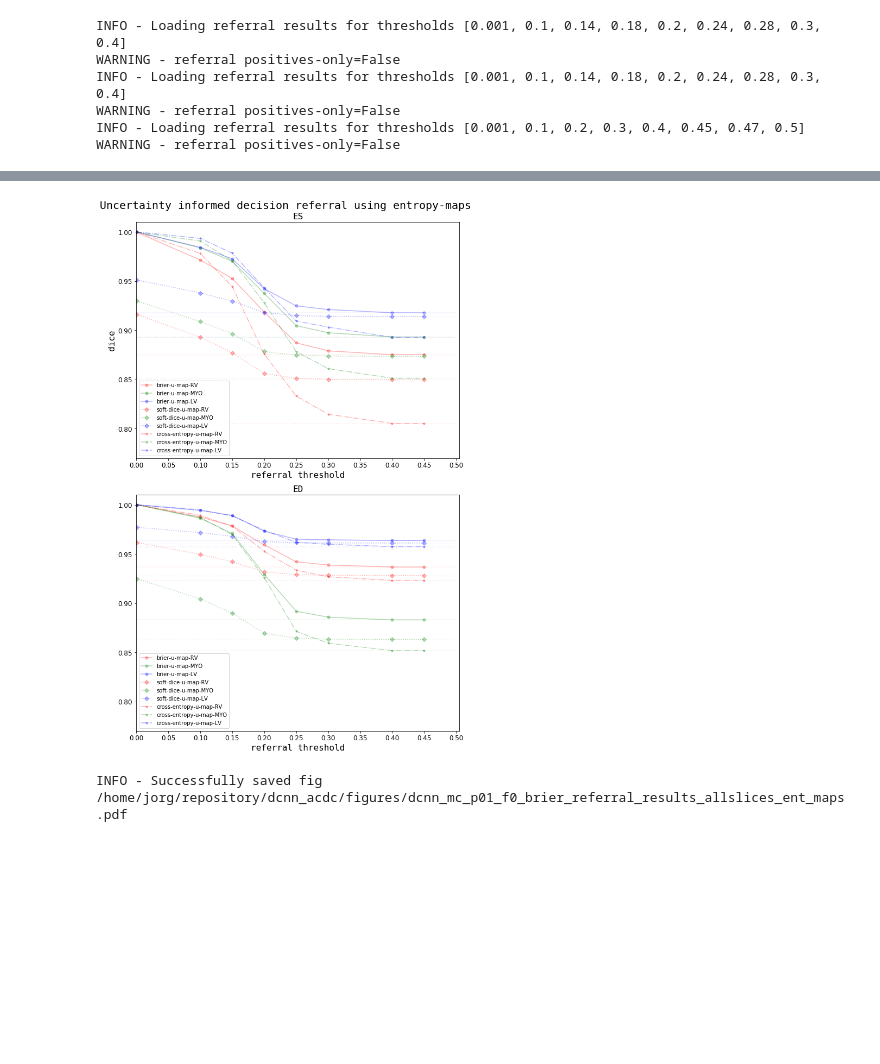
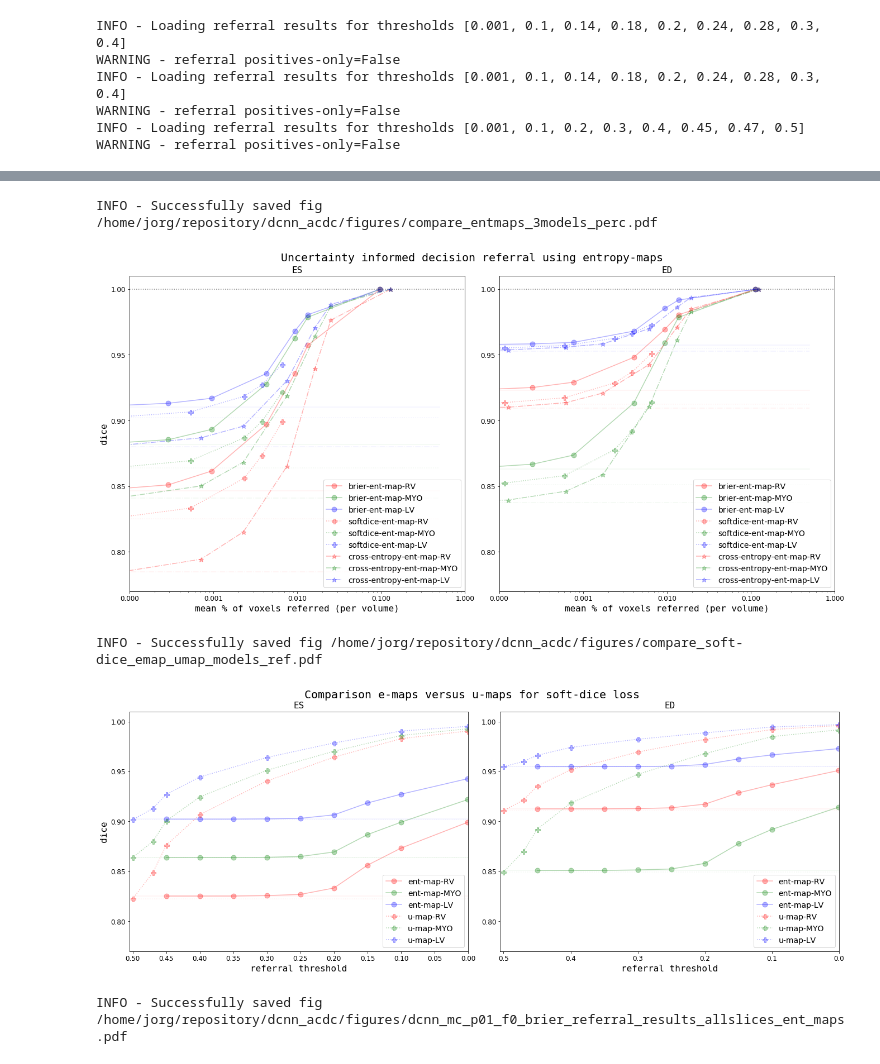
Before and after one commit to toologicbv/dcnn_acdc, a Jupyter notebook: notebooks/test_entropy_maps.ipynb, the cells around one changed output, grey strips where cells are left out. Saved outputs shown, nothing was run; the diff lists cells and outputs as text; code cells hidden in the pictures; blank space fills up the shorter version.

```diff
--- a/notebooks/test_entropy_maps.ipynb
+++ b/notebooks/test_entropy_maps.ipynb
@@ -207,15 +201,15 @@ INFO - Successfully saved fig /home/jorg/repository/dcnn_acdc/figures/compare_um
 # %%
-referral_thresholds_ep_bs = [0.001, 0.1, 0.15, 0.2, 0.25, 0.3, 0.4, 0.45]
-referral_thresholds_ep_sd = [0.001, 0.1, 0.15, 0.2, 0.25, 0.3, 0.4, 0.45]
+referral_thresholds_ep_bs = [0.001, 0.1, 0.15, 0.2, 0.25, 0.3, 0.35, 0.4, 0.45]
+referral_thresholds_ep_sd = [0.001, 0.1, 0.15, 0.2, 0.25, 0.3, 0.35, 0.4, 0.45]
 
-referral_thresholds_ep_ce = [0.001, 0.1, 0.15, 0.2, 0.25, 0.3, 0.4, 0.45]
+referral_thresholds_ep_ce = [0.001, 0.1, 0.15, 0.2, 0.25, 0.3, 0.35, 0.4, 0.45]
 
 ref_res_mcbrier_ep = ReferralResults(exp_mc01_brier, referral_thresholds_ep_bs, print_results=False,
-                              fold=0, slice_filter_type=None, use_entropy_maps=True)
+                              fold=None, slice_filter_type=None, use_entropy_maps=True)
 
 ref_res_mccrossent_ep = ReferralResults(exp_mc01_crossent, referral_thresholds_ep_ce, print_results=False,
-                              fold=0, slice_filter_type=None, use_entropy_maps=True)
+                              fold=None, slice_filter_type=None, use_entropy_maps=True)
 
 ref_res_mcsoftdice_ep = ReferralResults(exp_mc01_softdice, referral_thresholds_ep_sd, print_results=False,
-                                  fold=0, slice_filter_type=None, use_entropy_maps=True)
+                                  fold=None, slice_filter_type=None, use_entropy_maps=True)
 # %% [output]
@@ -231,14 +219,40 @@ WARNING - referral positives-only=False
 # %%
 ref_result_objects = [ref_res_mcbrier_ep, ref_res_mcsoftdice_ep, ref_res_mccrossent_ep]
 
-model_lbls = ["brier", "soft-dice", "cross-entropy"]
-
 plot_title = "Uncertainty informed decision referral using entropy-maps"
-compare_referral_results(ref_result_objects, width=10, height=15, plot_base=True,
-                             do_save=False, do_show=True, plot_title=plot_title,
-                             model_lbls=model_lbls, fig_name="compare_entmaps_3models")
+compare_referral_results(ref_result_objects, width=20, height=18, plot_base=True, plot_type="perc",
+                             do_save=True, do_show=True, plot_title=plot_title,
+                              fig_name="compare_entmaps_3models")
 # %% [output]
+INFO - Successfully saved fig /home/jorg/repository/dcnn_acdc/figures/compare_entmaps_3models_perc.pdf
-[figure, old version]
+[figure, new version]
+# %%
+from plotting.compare_ref_results import compare_referral_results
+
+loss_type = "soft-dice"  # "brier"    "cross-entropy"  "soft-dice"
+plot_type = "ref"
+
+if plot_type == "perc":
+    x_range=[3e-4, 1]
+else:
+    x_range = None
+
+if loss_type == "soft-dice":
+    ref_result_objects = [ref_res_mcsoftdice_ep, ref_res_mcsoftdice_um]
+elif loss_type == "brier":
+    ref_result_objects = [ref_res_mcbrier_ep, ref_res_mcbrier_um]
+elif loss_type == "cross-entropy":
+    ref_result_objects = [ref_res_mccrossent_ep, ref_res_mccrossent_um]
+else:
+    raise ValueError("ERROR - {} is not a valid loss type".format(loss_type))
+
+plot_title = "Comparison e-maps versus u-maps for {} loss".format(loss_type)
+compare_referral_results(ref_result_objects, width=20, height=14, plot_base=True, plot_type=plot_type,
+                             do_save=True, do_show=True, plot_title=plot_title, x_range=x_range,
+                             fig_name="compare_{}_emap_umap_models".format(loss_type))
+# %% [output]
+INFO - Successfully saved fig /home/jorg/repository/dcnn_acdc/figures/compare_soft-dice_emap_umap_models_ref.pdf
+[figure, added]
 # %%
 from plotting.result_plots import plot_referral_results
 
```
Also changed, not shown: parts of 7 cells of this notebook, 5 other files.
